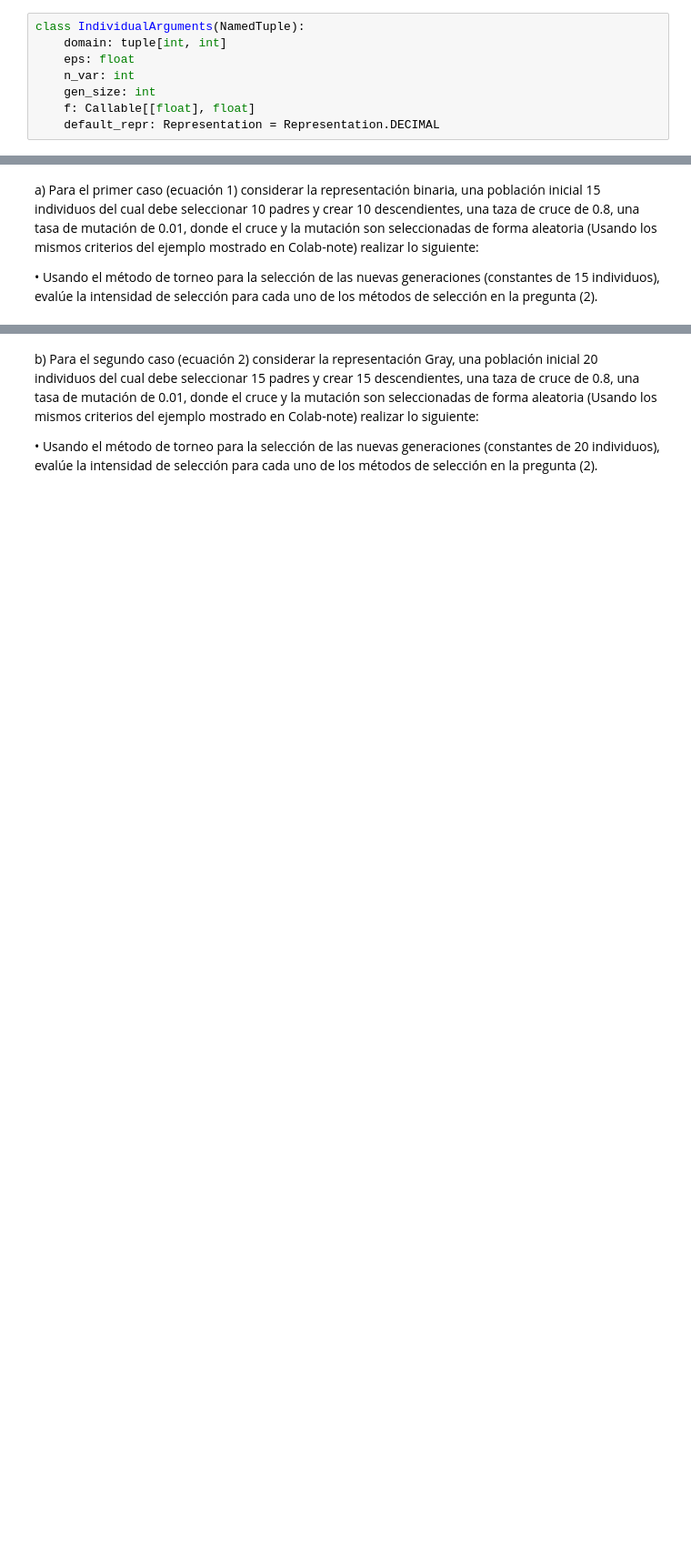
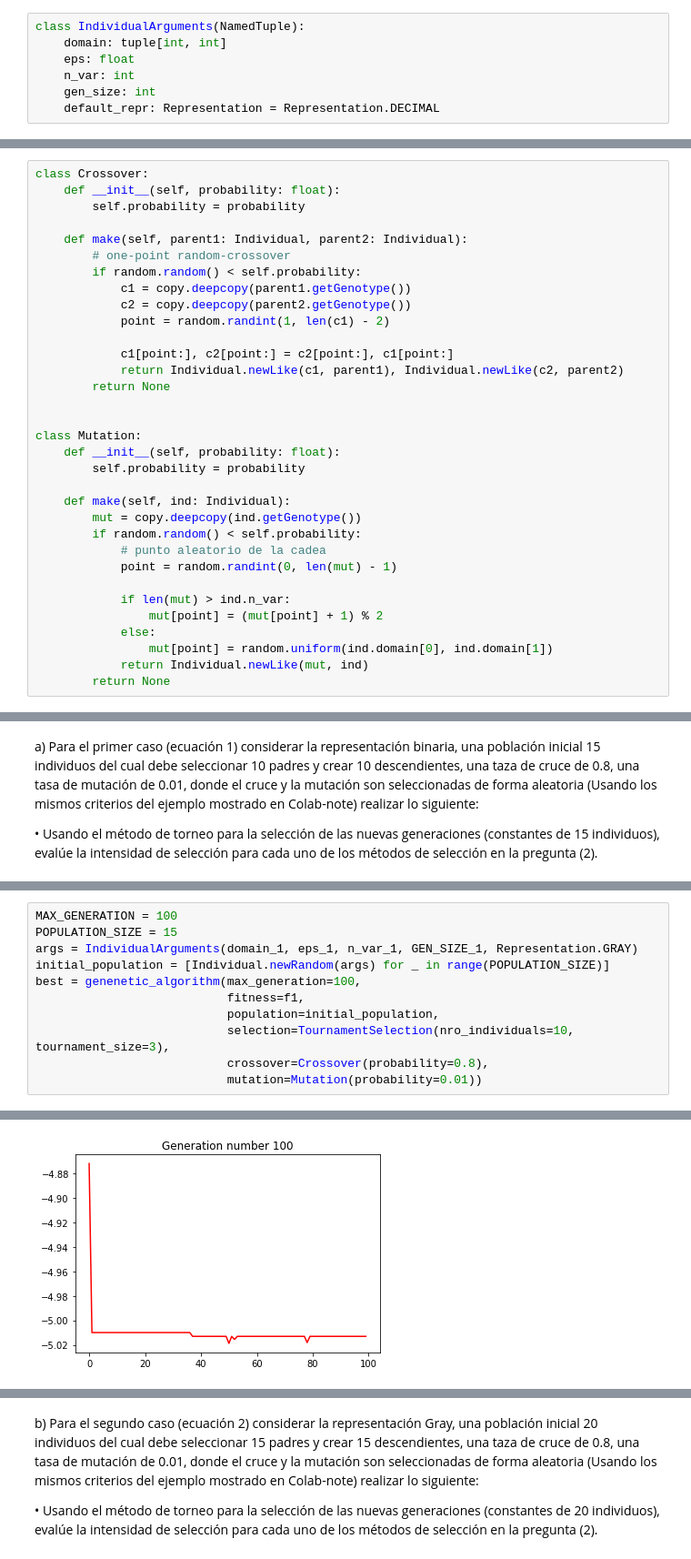
Before and after one commit to jbardalesr/evolutionary-computing, a Jupyter notebook: laboratory/pd3_selection.ipynb, the cells around one changed output, grey strips where cells are left out. Shown: that part at 91% size. Drawn from its saved outputs; the diff is of its cells as text; blank space fills up the shorter version.

```diff
--- a/laboratory/pd3_selection.ipynb
+++ b/laboratory/pd3_selection.ipynb
@@ -41,7 +42,6 @@ class IndividualArguments(NamedTuple):
     eps: float
     n_var: int
     gen_size: int
-    f: Callable[[float], float]
     default_repr: Representation = Representation.DECIMAL
 # %% [markdown]
 Clase individuo
@@ -387,0 +342,33 @@ for i, ind in enumerate(selection):
+# %%
+class Crossover:
+    def __init__(self, probability: float):
+        self.probability = probability
+
+    def make(self, parent1: Individual, parent2: Individual):
+        # one-point random-crossover
+        if random.random() < self.probability:
+            c1 = copy.deepcopy(parent1.getGenotype())
+            c2 = copy.deepcopy(parent2.getGenotype())
+            point = random.randint(1, len(c1) - 2)
+
+            c1[point:], c2[point:] = c2[point:], c1[point:]
+            return Individual.newLike(c1, parent1), Individual.newLike(c2, parent2)
+        return None
+
+
+class Mutation:
+    def __init__(self, probability: float):
+        self.probability = probability
+
+    def make(self, ind: Individual):
+        mut = copy.deepcopy(ind.getGenotype())
+        if random.random() < self.probability:
+            # punto aleatorio de la cadea
+            point = random.randint(0, len(mut) - 1)
+
+            if len(mut) > ind.n_var:
+                mut[point] = (mut[point] + 1) % 2
+            else:
+                mut[point] = random.uniform(ind.domain[0], ind.domain[1])
+            return Individual.newLike(mut, ind)
+        return None
@@ -465,0 +434,12 @@ Text(0.5, 1.0, 'Generation number 100')
+# %%
+MAX_GENERATION = 100
+POPULATION_SIZE = 15
+args = IndividualArguments(domain_1, eps_1, n_var_1, GEN_SIZE_1, Representation.GRAY)
+initial_population = [Individual.newRandom(args) for _ in range(POPULATION_SIZE)]
+best = genenetic_algorithm(max_generation=100,
+                           fitness=f1,
+                           population=initial_population,
+                           selection=TournamentSelection(nro_individuals=10, tournament_size=3),
+                           crossover=Crossover(probability=0.8),
+                           mutation=Mutation(probability=0.01))
+# %% [output]
@@ -466 +456,2 @@ Text(0.5, 1.0, 'Generation number 100')
+[figure, added]
 # %%
```
Also changed, not shown: parts of 34 cells of this notebook.
